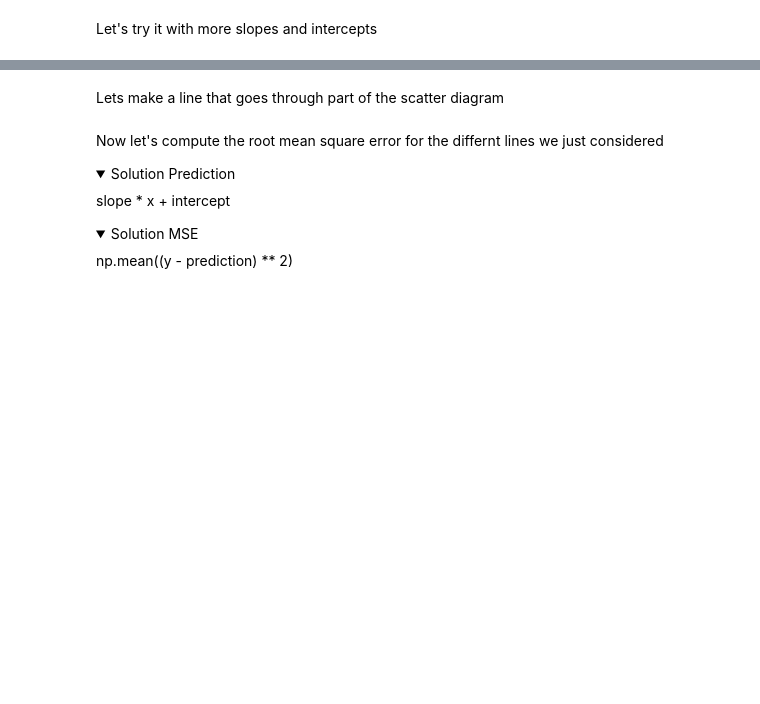
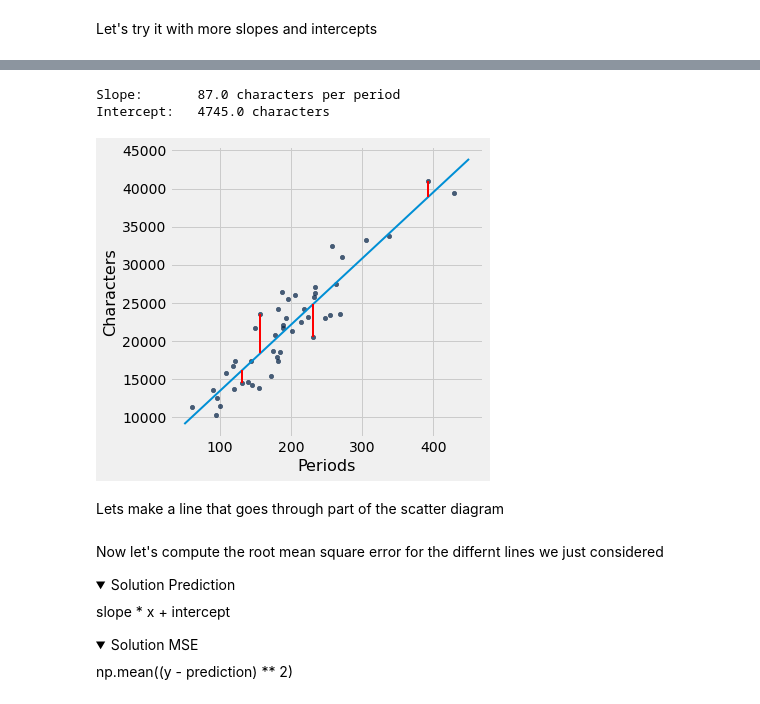
Before and after one commit to BC-COMS-1016/materials-sp22, a Jupyter notebook: demos/Lecture_22.ipynb, the cells around one changed output, grey strips where cells are left out. Drawn from its saved outputs; the diff is of its cells as text; code cells hidden in the pictures; folded sections open; blank space fills up the shorter version.

```diff
--- a/demos/Lecture_22.ipynb
+++ b/demos/Lecture_22.ipynb
@@ -218,3 +313,9 @@ lw_errors(70, 1000)
+# %%
+lw_errors(slope(little_women, 'Periods', 'Characters'), intercept(little_women, 'Periods', 'Characters'))
+# %% [output]
+Slope:       87.0 characters per period
+Intercept:   4745.0 characters
+[figure, added]
 # %% [markdown]
 Lets make a line that goes through part of the scatter diagram
 # %% [markdown]
```
Also changed, not shown: parts of 35 cells of this notebook, 1 other file.
